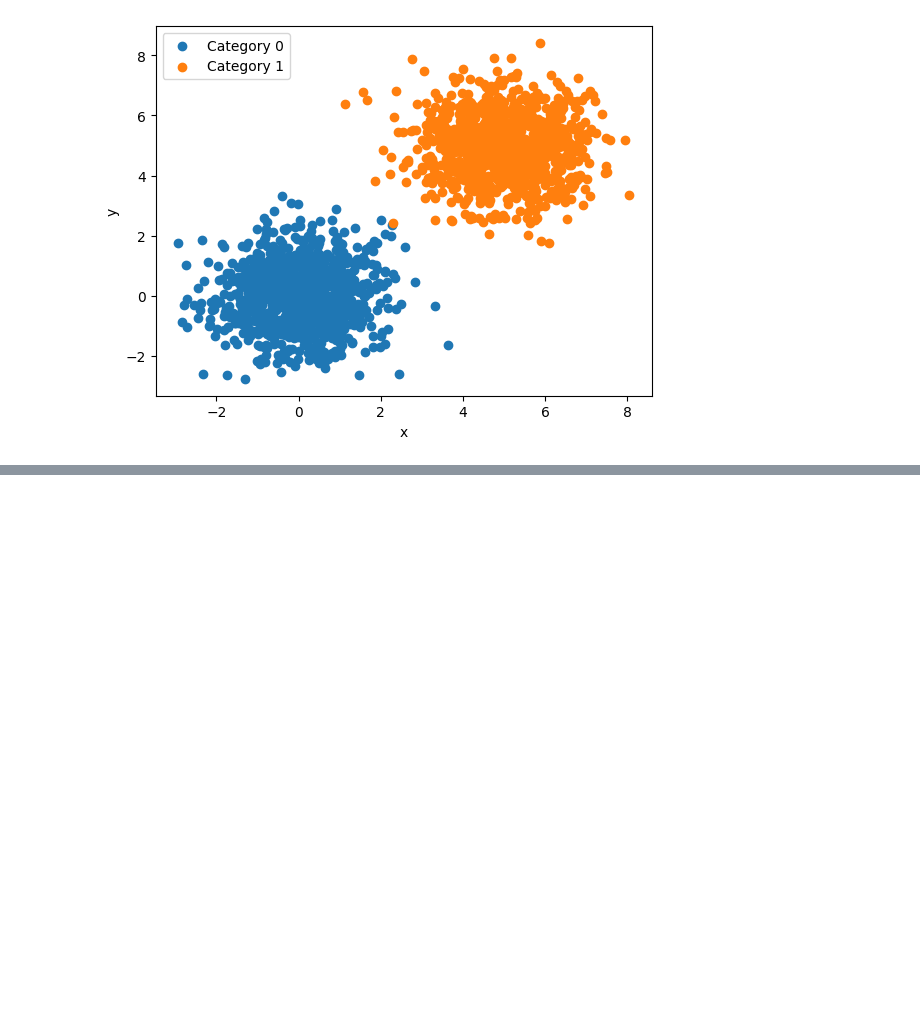
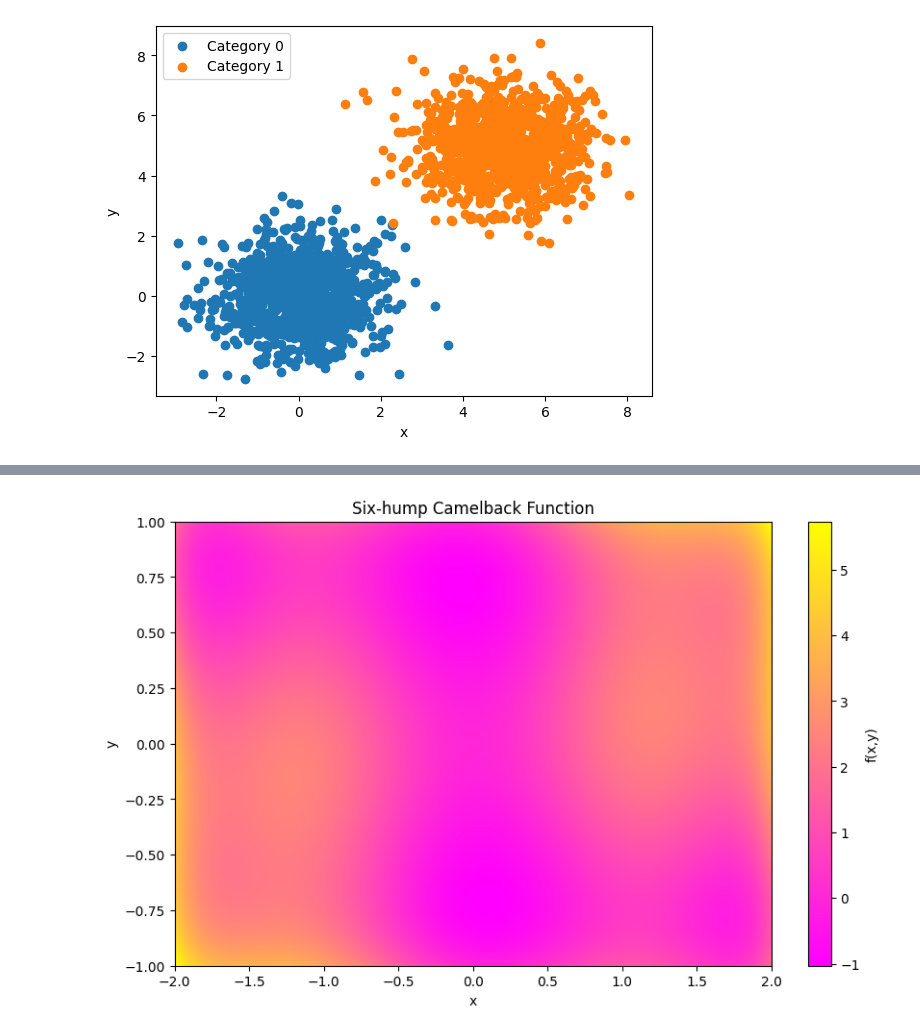
Before and after one commit to melissanespeque/LaboratoryOfComputationalPhysics_Y8, a Jupyter notebook: lcpastudies.ipynb, the cells around one changed output, grey strips where cells are left out. Cells and saved outputs as stored; diff of their text form; code cells hidden in the pictures; blank space fills up the shorter version.

```diff
--- a/lcpastudies.ipynb
+++ b/lcpastudies.ipynb
@@ -886,0 +922,14 @@ plt.show()
+# %%
+import numpy as np
+import matplotlib.pyplot as plt
+from scipy.optimize import minimize
+
+def f(x,y):
+    return (4 - 2.1*x**2 + (x**4/3))*x**2 + x*y + (4*y**2 - 4)*y**2
+
+#def x e y PELO ENUNCIADO:
+x = np.linspace(-2,2,200)
+y = np.linspace(-1,1,200)
+X, Y = np.meshgrid(x,y)
+Z = f(X,Y)
+Z
@@ -886,0 +950,10 @@ plt.show()
+# %%
+plt.figure(figsize=(10, 6))
+plt.imshow(Z, extent=[-2, 2, -1, 1], origin='lower', cmap='spring', aspect='auto')
+plt.colorbar(label='f(x,y)')
+plt.xlabel('x')
+plt.ylabel('y')
+plt.title('Six-hump Camelback Function')
+plt.show()
+# %% [output]
+[figure, added]
```
Also changed, not shown: parts of 20 cells of this notebook, 2 other files.
